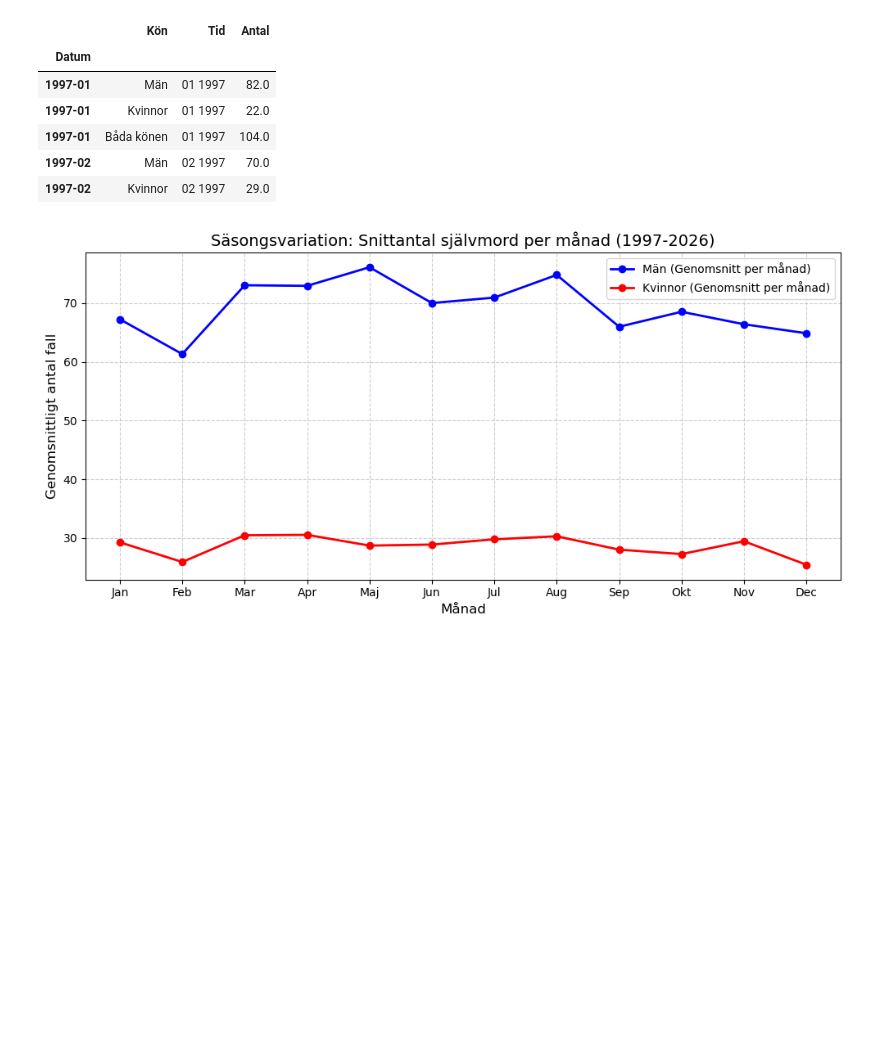
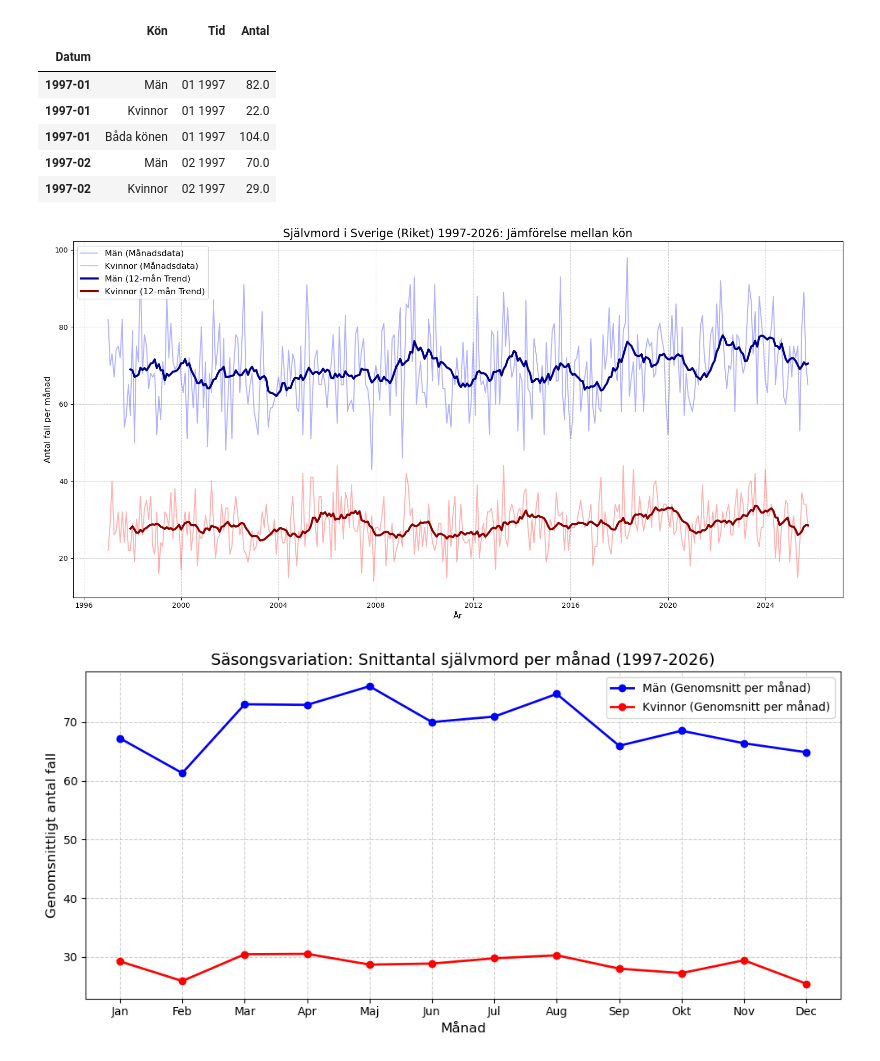
Before and after one commit to RickardAnd/projekt-grupp6, a Jupyter notebook: projekt_grupp6.ipynb, the cells around one changed output. Drawn from its saved outputs; the diff is of its cells as text; code cells hidden in the pictures; blank space fills up the shorter version.

```diff
--- a/projekt_grupp6.ipynb
+++ b/projekt_grupp6.ipynb
@@ -235,6 +235,40 @@ display(df_long.head())
 | 1997-01 | Båda könen | 01 1997 | 104.0 |
 | 1997-02 | Män | 02 1997 | 70.0 |
 | 1997-02 | Kvinnor | 02 1997 | 29.0 |
+# %%
+import matplotlib.pyplot as plt
+
+# 1. Filtrera ut datan för Män respektive Kvinnor
+df_men = df_long[df_long['Kön'] == 'Män'].copy()
+df_women = df_long[df_long['Kön'] == 'Kvinnor'].copy()
+
+# 2. Beräkna ett 12-månaders rullande medelvärde för att se trenden tydligare
+df_men['Trend_12m'] = df_men['Antal'].rolling(window=12).mean()
+df_women['Trend_12m'] = df_women['Antal'].rolling(window=12).mean()
+
+# 3. Bygg upp grafen
+plt.figure(figsize=(16, 8))
+
+# Plotta den hoppiga månadsdatan lite transparent i bakgrunden (alpha=0.3)
+plt.plot(df_men.index.to_timestamp(), df_men['Antal'], color='blue', alpha=0.3, label='Män (Månadsdata)')
+plt.plot(df_women.index.to_timestamp(), df_women['Antal'], color='red', alpha=0.3, label='Kvinnor (Månadsdata)')
+
+# Plotta de tydliga trendlinjerna starkare ovanpå
+plt.plot(df_men.index.to_timestamp(), df_men['Trend_12m'], color='darkblue', linewidth=3, label='Män (12-mån Trend)')
+plt.plot(df_women.index.to_timestamp(), df_women['Trend_12m'], color='darkred', linewidth=3, label='Kvinnor (12-mån Trend)')
+
+# Formatering av grafen
+plt.title('Självmord i Sverige (Riket) 1997-2026: Jämförelse mellan kön', fontsize=16)
+plt.xlabel('År', fontsize=12)
+plt.ylabel('Antal fall per månad', fontsize=12)
+plt.grid(True, linestyle='--', alpha=0.6)
+plt.legend(fontsize=12)
+plt.tight_layout()
+
+# Visa grafen
+plt.show()
+# %% [output]
+[figure, added]
 # %%
 import matplotlib.pyplot as plt
 
```
Also changed, not shown: parts of 3 cells of this notebook.
